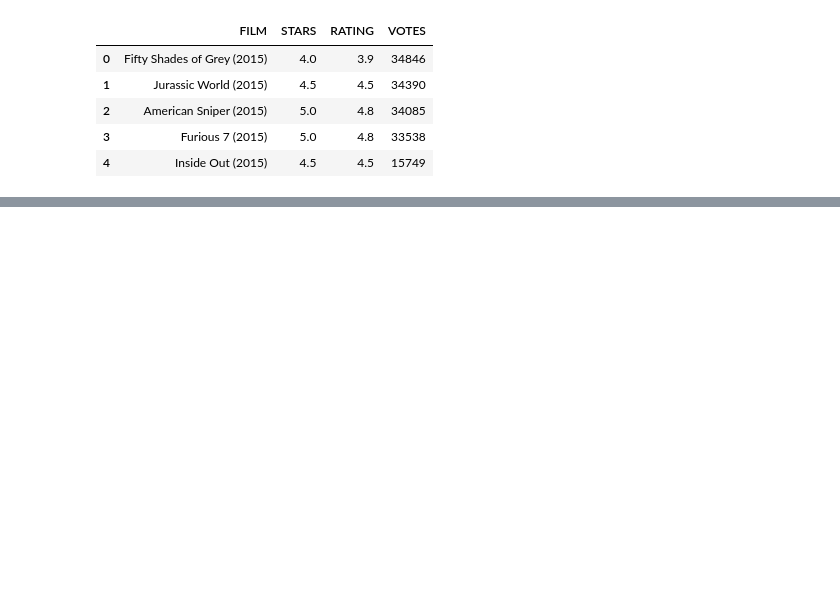
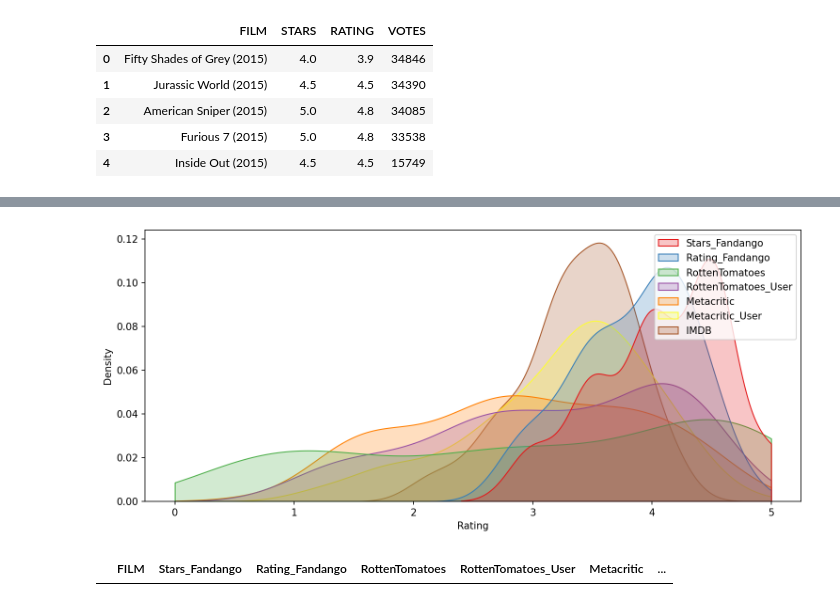
Before and after one commit to JovanTTT/FandangoProject, a Jupyter notebook: Fandango-Project.ipynb, the cells around one changed output, grey strips where cells are left out. Cells and saved outputs as stored; diff of their text form; code cells hidden in the pictures; blank space fills up the shorter version.

```diff
--- a/Fandango-Project.ipynb
+++ b/Fandango-Project.ipynb
@@ -685,0 +697,11 @@ convertedDataFrame
+# %%
+fig, ax = plt.subplots(figsize=(12, 5), dpi=150)
+ax.set_xlabel('Rating')
+
+sns.kdeplot(data=convertedDataFrame, fill=True, palette="Set1", clip=(0, 5), ax=ax);
+# %% [output]
+[figure, added]
+# %%
+convertedDataFrame[convertedDataFrame['RottenTomatoes'] > ]
+# %% [output]
+|  | FILM | Stars_Fandango | Rating_Fandango | RottenTomatoes | RottenTomatoes_User | Metacritic | ... |
```
Also changed, not shown: parts of 2 cells of this notebook.
